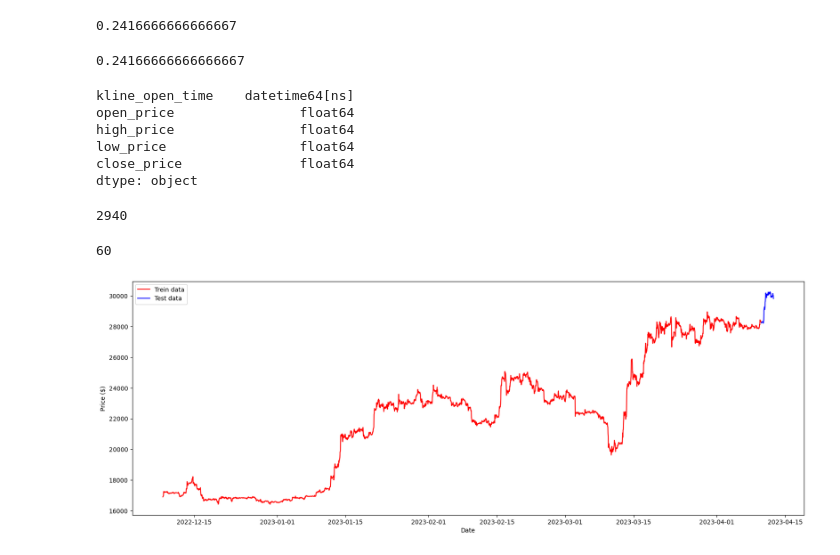
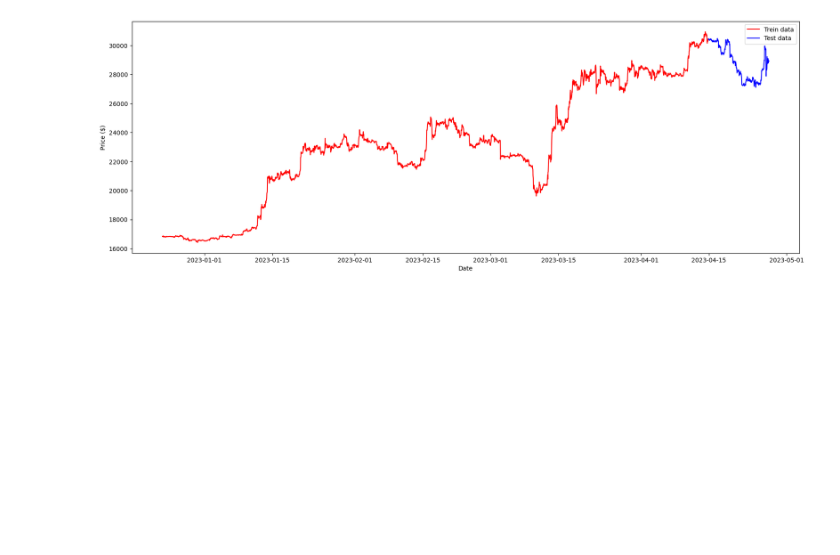
Before and after one commit to Ed-Tari/api_binance, a Jupyter notebook: main_file.ipynb, the cells around one changed output. Drawn from its saved outputs; the diff is of its cells as text; code cells hidden in the pictures; blank space fills up the shorter version.

```diff
--- a/main_file.ipynb
+++ b/main_file.ipynb
@@ -64,40 +38,10 @@ model = Sequential()
-# %%
-(0.1+0.15+0.2+0.2+0.15+0.25+0.3+0.35+0.2+0.25+0.3+0.45)/12
-# %% [output]
-0.2416666666666667
-# %%
-2.9/12
-# %% [output]
-0.24166666666666667
-# %%
-df = pd.read_csv('./train_data.csv')
-df['kline_open_time'] = pd.to_datetime(df['kline_open_time'])
-df.dtypes
-# %% [output]
-kline_open_time    datetime64[ns]
-open_price                float64
-high_price                float64
-low_price                 float64
-close_price               float64
-dtype: object
-# %%
-num_shape = 2940
-train = df.iloc[:num_shape,4:5].values
-len(train)
-# %% [output]
-2940
-# %%
-test = df.iloc[num_shape:,4:5].values
-len(test)
-# %% [output]
-60
 # %%
 plt.figure(figsize=(20,7))
-plt.plot(df['kline_open_time'][:num_shape], df.iloc[:num_shape,4:5].values, color = 'red', label = 'Trein data')
-plt.plot(df['kline_open_time'][num_shape:], df.iloc[num_shape:,4:5].values , color = 'blue', label = 'Test data')
+plt.plot(kline_data['kline_open_time'][:set_shape], kline_data.iloc[:set_shape,4:5].values, color = 'red', label = 'Trein data')
+plt.plot(kline_data['kline_open_time'][set_shape:], kline_data.iloc[set_shape:,4:5].values , color = 'blue', label = 'Test data')
 plt.xlabel('Date')
 plt.ylabel('Price ($)')
 plt.legend()
 plt.show()
 # %% [output]
-[figure, old version]
+[figure, new version]
```
Also changed, not shown: parts of 28 cells of this notebook, 2 other files.
